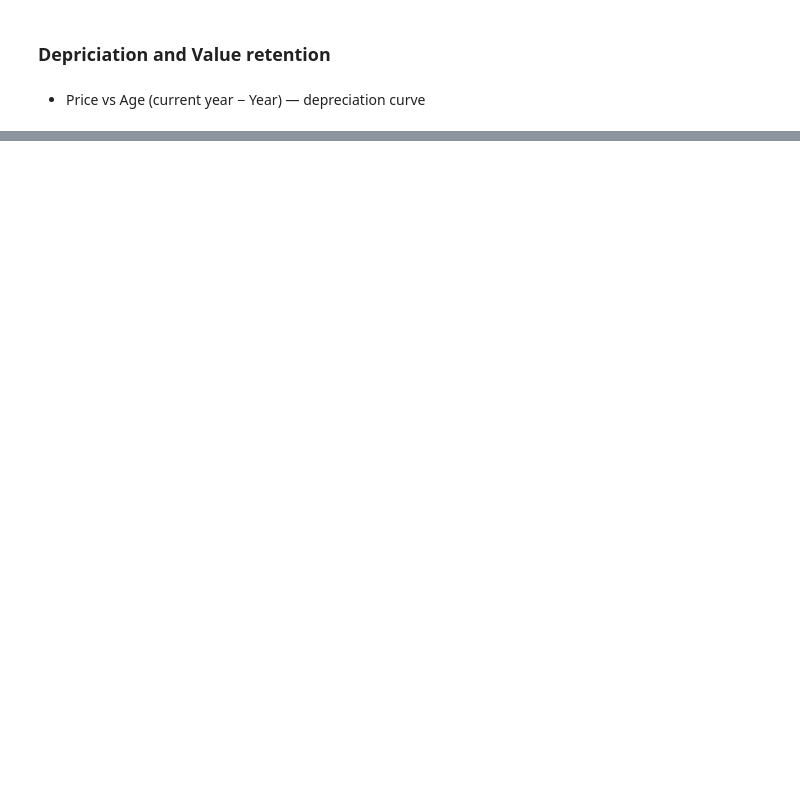
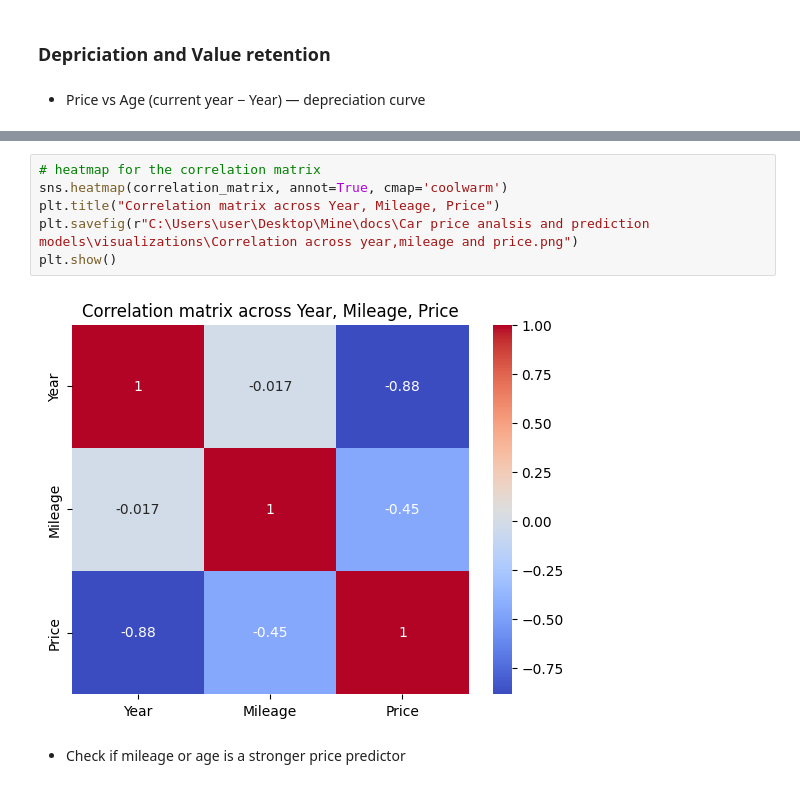
Before and after one commit to Success007T/Car-price-analsis-and-prediction-models, a Jupyter notebook: notebooks/analysis.ipynb, the cells around one changed output, grey strips where cells are left out. Cells and saved outputs as stored; diff of their text form; blank space fills up the shorter version.

```diff
--- a/notebooks/analysis.ipynb
+++ b/notebooks/analysis.ipynb
@@ -386,0 +444,10 @@ plt.show()
+# %%
+# heatmap for the correlation matrix
+sns.heatmap(correlation_matrix, annot=True, cmap='coolwarm')
+plt.title("Correlation matrix across Year, Mileage, Price")
+plt.savefig(r"C:\Users\user\Desktop\Mine\docs\Car price analsis and prediction models\visualizations\Correlation across year,mileage and price.png")
+plt.show()
+# %% [output]
+[figure, added]
+# %% [markdown]
+- Check if mileage or age is a stronger price predictor
```
Also changed, not shown: parts of 38 cells of this notebook, 8 other files.
